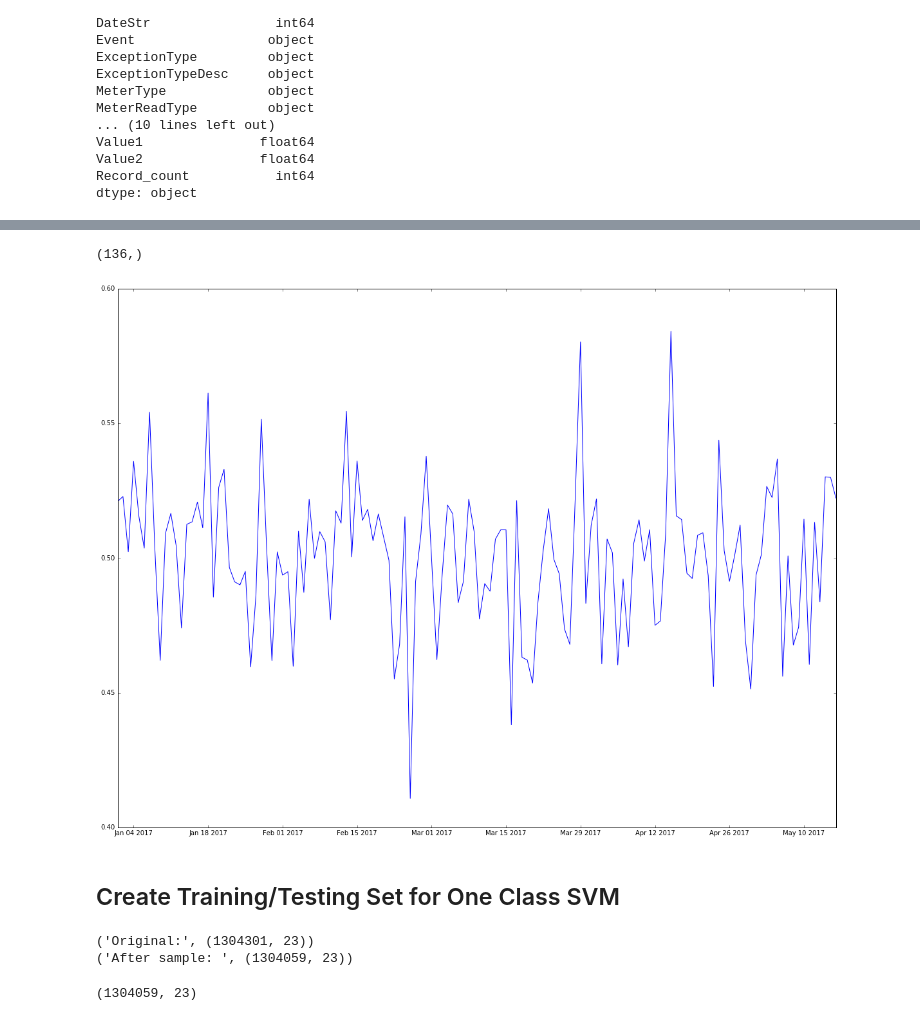
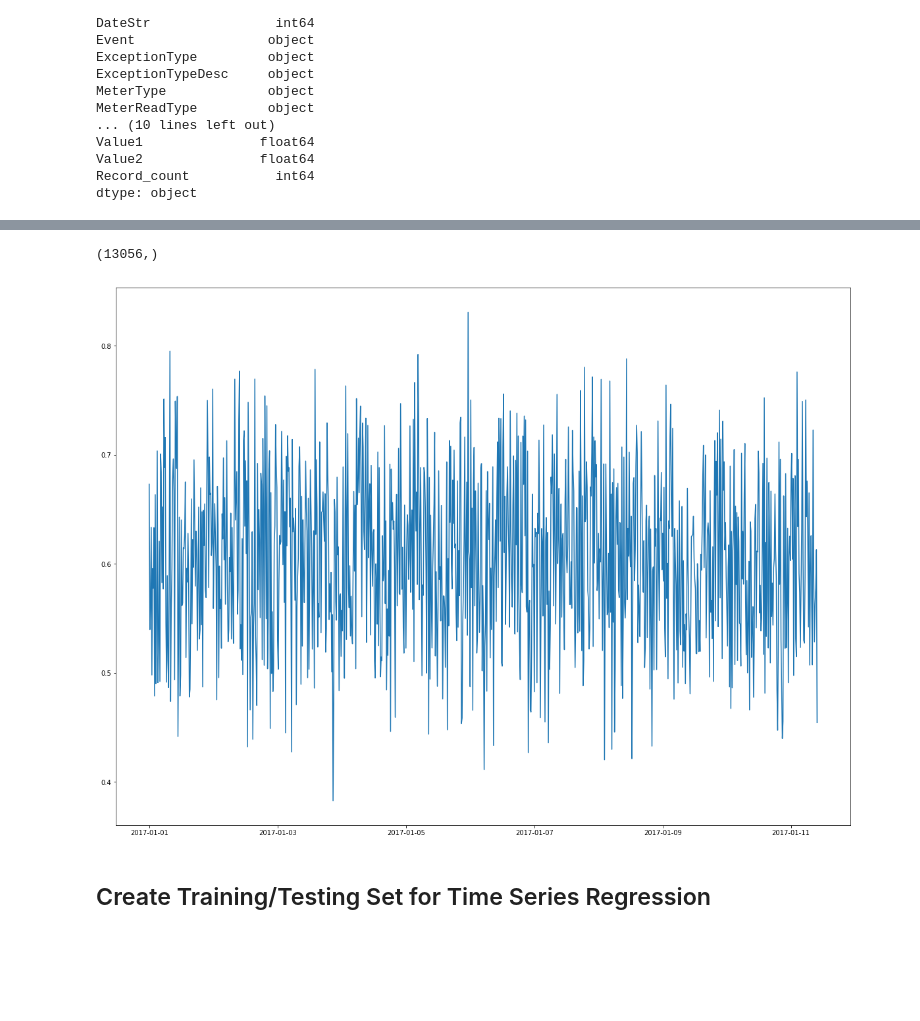
Before and after one commit to spaturu/Utilities, a Jupyter notebook: Utilities_Kurtis.ipynb, the cells around one changed output, grey strips where cells are left out. Cells and saved outputs as stored; diff of their text form; code cells hidden in the pictures; blank space fills up the shorter version.

Commit message:
updated with time series regression using MLP and LSTMs, work in progress

```diff
--- a/Utilities_Kurtis.ipynb
+++ b/Utilities_Kurtis.ipynb
@@ -106,4 +159,5 @@ df_thane['DateTime'] = pd.to_datetime(df_thane['DateTime'])
 # %%
-gb_thane = df_thane.groupby([df_thane['DateTime'].dt.year, df_thane['DateTime'].dt.month, df_thane['DateTime'].dt.day])
+gb_res = df_res.groupby([df_res['DateTime'].dt.year, df_res['DateTime'].dt.month, df_res['DateTime'].dt.day, df_res['DateTime'].dt.hour, df_res['DateTime'].dt.minute])
 # %%
-groups = dict(list(gb_thane))
+groups = dict(list(gb_res))
+print(len(groups))
@@ -110,5 +166,5 @@ groups = dict(list(gb_thane))
 # %%
-dates = groups.keys()
+dates = list(groups.keys())
 # %%
 X_datetime = np.asarray([datetime(*dates[i]) for i in range(len(dates))])
 # %%
@@ -118,8 +174,8 @@ X_datetime.shape
 # %%
-X_values = np.asarray([gb_thane.get_group(dates[i]).mean()[0] for i in range(len(dates))])
+X_values = np.asarray([gb_res.get_group(dates[i]).mean()[0] for i in range(len(dates))])
 X_values.shape
 # %% [output]
-(136,)
+(13056,)
 # %%
 # sort by datetime
 p = X_datetime.argsort()
@@ -129,19 +185,9 @@ X_values = X_values[p]
 from pylab import rcParams
 rcParams['figure.figsize'] = 20,15
 # %%
-plt.plot(X_datetime, X_values)
+plt.plot(X_datetime[:1000], X_values[:1000])
 plt.show()
 # %% [output]
-[figure, old version]
+[figure, new version]
 # %% [markdown]
-## Create Training/Testing Set for One Class SVM
+## Create Training/Testing Set for Time Series Regression
-# %%
-# testing to see if we can remove a random sample
-
-df_train = data[data['ExceptionType'] == 'NONE'].copy()
-df_242 = df_train.sample(n=242)
-print('Original:', df_train.shape)
-print('After sample: ', df_train.drop(df_train.index[df_242.index]).shape)
-# %% [output]
-('Original:', (1304301, 23))
-('After sample: ', (1304059, 23))
@@ -151,4 +193,0 @@ df_train.drop(df_train.index[df_242.index], inplace = True)
-# %%
-df_train.shape
-# %% [output]
-(1304059, 23)
```
Also changed, not shown: parts of 49 cells of this notebook.
